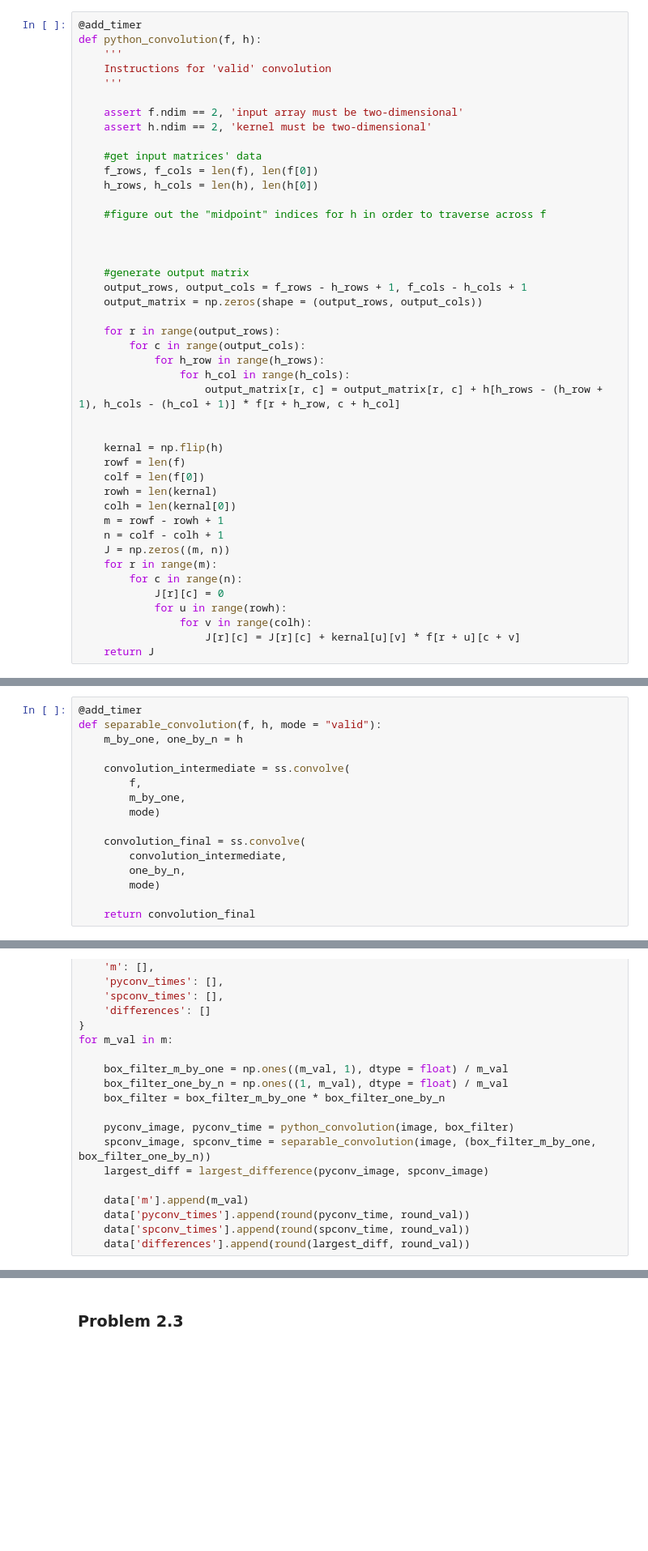
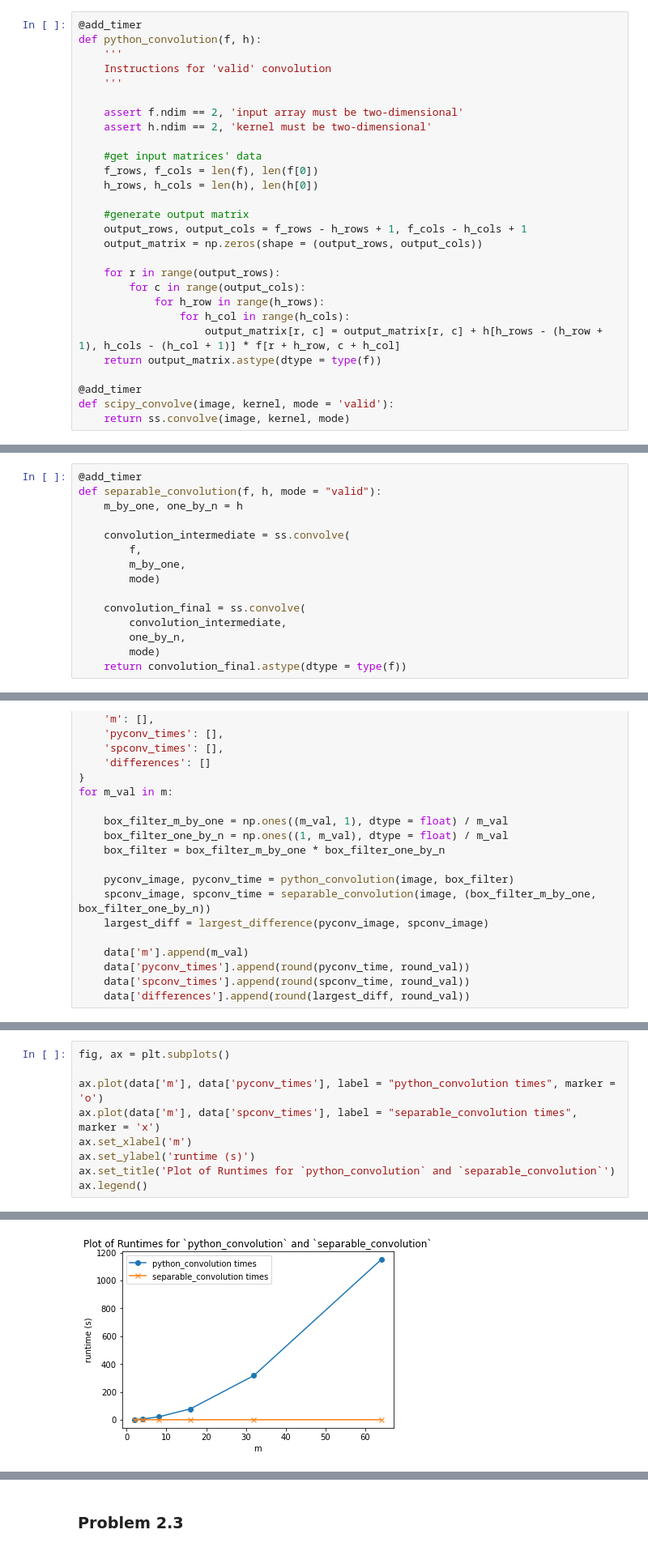
Before and after one commit to beckadd/cs527, a Jupyter notebook: homework01/homework01.ipynb, the cells around one changed output, grey strips where cells are left out. Shown at 81% size. Saved outputs shown, nothing was run; the diff lists cells and outputs as text; blank space fills up the shorter version.

```diff
--- a/homework01/homework01.ipynb
+++ b/homework01/homework01.ipynb
@@ -288,10 +240,6 @@ def python_convolution(f, h):
     f_rows, f_cols = len(f), len(f[0])
     h_rows, h_cols = len(h), len(h[0])
 
-    #figure out the "midpoint" indices for h in order to traverse across f
-
-
-
     #generate output matrix
     output_rows, output_cols = f_rows - h_rows + 1, f_cols - h_cols + 1
     output_matrix = np.zeros(shape = (output_rows, output_cols))
@@ -301,20 +249,8 @@ def python_convolution(f, h):
             for h_row in range(h_rows):
                 for h_col in range(h_cols):
                     output_matrix[r, c] = output_matrix[r, c] + h[h_rows - (h_row + 1), h_cols - (h_col + 1)] * f[r + h_row, c + h_col]
+    return output_matrix.astype(dtype = type(f))
 
-
-    kernal = np.flip(h)
-    rowf = len(f)
-    colf = len(f[0])
-    rowh = len(kernal)
-    colh = len(kernal[0])
-    m = rowf - rowh + 1
-    n = colf - colh + 1
-    J = np.zeros((m, n))
-    for r in range(m):
-        for c in range(n):
-            J[r][c] = 0
-            for u in range(rowh):
-                for v in range(colh):
-                    J[r][c] = J[r][c] + kernal[u][v] * f[r + u][c + v]
-    return J
+@add_timer
+def scipy_convolve(image, kernel, mode = 'valid'):
+    return ss.convolve(image, kernel, mode)
@@ -394,8 +284,7 @@ def separable_convolution(f, h, mode = "valid"):
         convolution_intermediate,
         one_by_n,
         mode)
-
-    return convolution_final
+    return convolution_final.astype(dtype = type(f))
 # %%
 round_val = 3
 m = [2**i for i in range(1,7)]
@@ -425,0 +327,10 @@ print(tabulate(data, headers = 'keys', tablefmt = "github"))
+# %%
+fig, ax = plt.subplots()
+
+ax.plot(data['m'], data['pyconv_times'], label = "python_convolution times", marker = 'o')
+ax.plot(data['m'], data['spconv_times'], label = "separable_convolution times", marker = 'x')
+ax.set_xlabel('m')
+ax.set_ylabel('runtime (s)')
+ax.set_title('Plot of Runtimes for `python_convolution` and `separable_convolution`')
+ax.legend()
+# %% [output]
@@ -425,0 +338 @@ print(tabulate(data, headers = 'keys', tablefmt = "github"))
+[figure, added]
```
Also changed, not shown: parts of 46 cells of this notebook, 1 other file.
